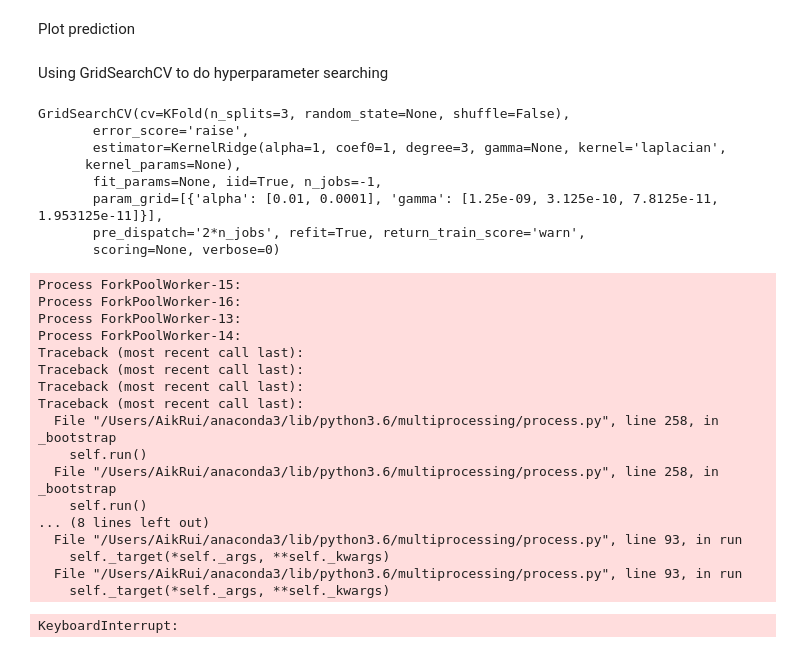
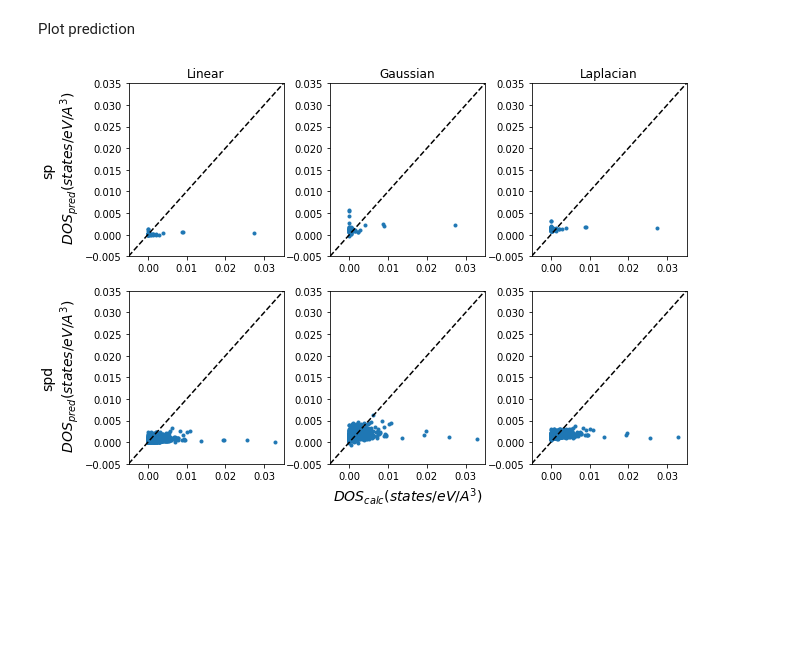
Before and after one commit to globus-labs/materials-ml-benchmarking, a Jupyter notebook: schutt2014/Schutt_02_prediction.ipynb, the cells around one changed output. Saved outputs shown, nothing was run; the diff lists cells and outputs as text; code cells hidden in the pictures; blank space fills up the shorter version.

```diff
--- a/schutt2014/Schutt_02_prediction.ipynb
+++ b/schutt2014/Schutt_02_prediction.ipynb
@@ -74,8 +75,13 @@ Set up Kernel Ridge Regression (KRR) model. Three types of kernel: linear, Gauss
 # %%
 kernels = ['linear', 'gaussian', 'laplacian']
 # %%
-sp_models = {"linear": KernelRidge(kernel="linear"), "gaussian": KernelRidge(kernel="rbf"), "laplacian": KernelRidge(kernel="laplacian")}
-spd_models = {"linear": KernelRidge(kernel="linear"), "gaussian": KernelRidge(kernel="rbf"), "laplacian": KernelRidge(kernel="laplacian")}
+gamma = 5e-05
+sp_models = {"linear": KernelRidge(kernel="linear"),
+             "gaussian": KernelRidge(kernel="rbf", alpha=1e-5, gamma=gamma),
+             "laplacian": KernelRidge(kernel="laplacian", alpha=1e-3, gamma=gamma)}
+spd_models = {"linear": KernelRidge(kernel="linear"),
+              "gaussian": KernelRidge(kernel="rbf", alpha=1e-5, gamma=gamma),
+              "laplacian": KernelRidge(kernel="laplacian", alpha=1e-3, gamma=gamma)}
 # %% [markdown]
 Here we'll compare the performance of three different kernels in predicting DOS for sp and spd systems.
 # %%
@@ -85,13 +91,11 @@ cv_prediction_sp, cv_prediction_spd = dict.fromkeys(kernels), dict.fromkeys(kern
 # %%
 for model in sp_models:
     sp_models[model] = sp_models[model].fit(x_train['sp'], y_train['sp'])
-    cv_prediction_sp[model] = sp_models[model].predict(x_test['sp'])
-#     cv_prediction_sp[model] = cross_val_predict(sp_models[model], x_test['sp'], y_test['sp'], cv=kfold)
+    cv_prediction_sp[model] = cross_val_predict(sp_models[model], x_test['sp'], y_test['sp'], cv=kfold)
 # %%
 for model in spd_models:
     spd_models[model] = spd_models[model].fit(x_train['spd'], y_train['spd'])
-    cv_prediction_spd[model] = spd_models[model].predict(x_test['spd'])
-#     cv_prediction_spd[model] = cross_val_predict(spd_models[model], x_test['spd'], y_test['spd'], cv=kfold)
+    cv_prediction_spd[model] = cross_val_predict(spd_models[model], x_test['spd'], y_test['spd'], cv=kfold)
 # %% [markdown]
 Compute aggregate statistics of the kernels used.
 # %%
@@ -119,27 +131,29 @@ max(cv_prediction_sp['linear'])
 # %%
-fig, ax = plt.subplots(2, 3, sharex=True, sharey=True)
+fig, ax = plt.subplots(2, 3)
 
 ax[0, 0].set_title("Linear")
 ax[0, 1].set_title("Gaussian")
 ax[0, 2].set_title("Laplacian")
 
-ax[0, 0].set_ylabel("sp\n $DOS_{pred} (states/eV/A^3)$")
-ax[1, 0].set_ylabel("spd\n $DOS_{pred} (states/eV/A^3)$")
-ax[1, 1].set_xlabel("$DOS_{calc} (states/eV/A^3)$")
+ax[0, 0].set_ylabel("sp\n $DOS_{pred} (states/eV/A^3)$", fontsize=14)
+ax[1, 0].set_ylabel("spd\n $DOS_{pred} (states/eV/A^3)$", fontsize=14)
+ax[1, 1].set_xlabel("$DOS_{calc} (states/eV/A^3)$", fontsize=14)
 
 ax[0, 0].scatter(y_test['sp'], cv_prediction_sp['linear'], marker='.')
 ax[0, 1].scatter(y_test['sp'], cv_prediction_sp['gaussian'], marker='.')
 ax[0, 2].scatter(y_test['sp'], cv_prediction_sp['laplacian'], marker='.')
 
 ax[1, 0].scatter(y_test['spd'], cv_prediction_spd['linear'], marker='.')
 ax[1, 1].scatter(y_test['spd'], cv_prediction_spd['gaussian'], marker='.')
 ax[1, 2].scatter(y_test['spd'], cv_prediction_spd['laplacian'], marker='.')
 
-fig.tight_layout()
+for i in range(2):
+    for j in range(3):
+        ax[i, j].set_xlim([-0.005, 0.035])
+        ax[i, j].set_ylim([-0.005, 0.035])
+        ax[i, j].plot(ax[i, j].get_xlim(), ax[i, j].get_xlim(), 'k--')
+
+fig.subplots_adjust(wspace=0.3, hspace=0.2)
 fig.set_size_inches((10, 7))
-
-# ax1.text(0.49, 0.026, 'MAE: {:.0f}\nRMSE:{:.0f}\n$R^2$: {:.3f}'.format(score['sp']['mean_absolute_error'], score['sp']['mean_squared_error'], score['sp']['r2_score']),
-#          transform=ax1.transAxes, fontsize=8,
-#          bbox={'facecolor': 'w', 'edgecolor': 'k'})
+# %% [output]
+[figure, added]
-# %% [markdown]
-Using GridSearchCV to do hyperparameter searching
@@ -153,32 +159,0 @@ gridsearch_spd = GridSearchCV(KernelRidge(kernel='laplacian'), params['prdf'], c
-# %%
-gridsearch_sp.fit(x_train['sp'], y_train['sp'])
-# %% [output]
-GridSearchCV(cv=KFold(n_splits=3, random_state=None, shuffle=False),
-       error_score='raise',
-       estimator=KernelRidge(alpha=1, coef0=1, degree=3, gamma=None, kernel='laplacian',
-      kernel_params=None),
-       fit_params=None, iid=True, n_jobs=-1,
-       param_grid=[{'alpha': [0.01, 0.0001], 'gamma': [1.25e-09, 3.125e-10, 7.8125e-11, 1.953125e-11]}],
-       pre_dispatch='2*n_jobs', refit=True, return_train_score='warn',
-       scoring=None, verbose=0)
-# %%
-gridsearch_spd.fit(x_train['spd'], y_train['spd'])
-# %% [output]
-Process ForkPoolWorker-15:
-Process ForkPoolWorker-16:
-Process ForkPoolWorker-13:
-Process ForkPoolWorker-14:
-Traceback (most recent call last):
-Traceback (most recent call last):
-Traceback (most recent call last):
-Traceback (most recent call last):
-  File "/Users/AikRui/anaconda3/lib/python3.6/multiprocessing/process.py", line 258, in _bootstrap
-    self.run()
-  File "/Users/AikRui/anaconda3/lib/python3.6/multiprocessing/process.py", line 258, in _bootstrap
-    self.run()
-... (8 lines left out)
-  File "/Users/AikRui/anaconda3/lib/python3.6/multiprocessing/process.py", line 93, in run
-    self._target(*self._args, **self._kwargs)
-  File "/Users/AikRui/anaconda3/lib/python3.6/multiprocessing/process.py", line 93, in run
-    self._target(*self._args, **self._kwargs)
-KeyboardInterrupt:
```
Also changed, not shown: parts of 14 cells of this notebook.
